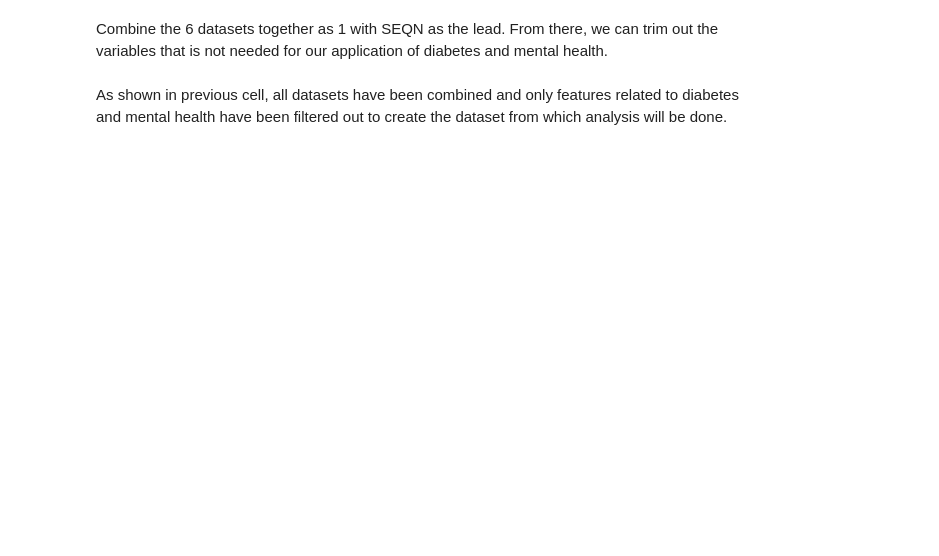
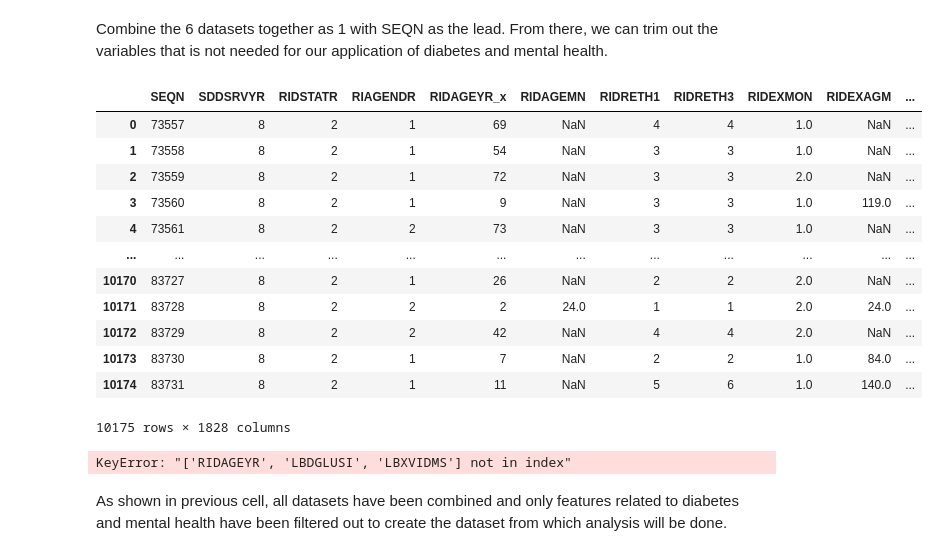
Before and after one commit to birddropping/IND5003-Group-Project, a Jupyter notebook: IND5003_Group_Project_Saravanan.ipynb, the cells around one changed output. Drawn from its saved outputs; the diff is of its cells as text; code cells hidden in the pictures; blank space fills up the shorter version.

```diff
--- a/IND5003_Group_Project_Saravanan.ipynb
+++ b/IND5003_Group_Project_Saravanan.ipynb
@@ -29,0 +31,28 @@ data_meds_m = data_meds.drop_duplicates(subset = ['SEQN', 'RXDCOUNT'], keep = 'f
+# %%
+#remove duplicates from data_meds as each line covers 1 medication
+data_meds_m = data_meds.drop_duplicates(subset = ['SEQN', 'RXDCOUNT'], keep = 'first')
+
+#create a data frame with the illnesses and drugs plus 1 last column whether SEQN is diabetic or not
+data_med_2=data_demo.loc[:,['SEQN','RIDAGEYR']]
+imax=len(data_demo['SEQN'])
+druglist=data_meds['RXDDRUG']
+illnesslist=data_meds['RXDRSD1']
+med_SEQN=data_meds['SEQN']
+SEQN=data_demo['SEQN']
+
+for i in range(0,imax):
+    string=''
+    lis1=druglist.loc[data_meds['SEQN']==SEQN[i]]
+    lis2=illnesslist.loc[data_meds['SEQN']==SEQN[i]].drop_duplicates(keep='first')
+    data_med_2.loc[i,['druglist']]=lis1.str.cat(sep=',')
+    string=lis2.str.cat(sep=',').upper()
+    data_med_2.loc[i,['illness']]=string
+    #check whether diabetetic
+    if string.find('TYPE 1 DIAB') >= 0:
+        data_med_2.loc[i,['DBT']]=1
+    elif string.find('TYPE 2 DIAB') >= 0:
+        data_med_2.loc[i,['DBT']]=2
+    elif string.find('PREVENT DIAB') >= 0:
+        data_med_2.loc[i,['DBT']]=3
+    else:
+        data_med_2.loc[i,['DBT']]=4
@@ -30,10 +75,25 @@ data_meds_m = data_meds.drop_duplicates(subset = ['SEQN', 'RXDCOUNT'], keep = 'f
 # %% [markdown]
 Combine the 6 datasets together as 1 with SEQN as the lead. From there, we can trim out the variables that is not needed for our application of diabetes and mental health.
 # %%
-#create massive dataset
+# Create massive dataset
 dataset = pd.merge(data_demo, data_diet, how = 'outer', on = ['SEQN'], validate = "1:1")
 dataset = pd.merge(dataset, data_exam, how = 'outer', on = ['SEQN'], validate = "1:1")
 dataset = pd.merge(dataset, data_labs, how = 'outer', on = ['SEQN'], validate = "1:1")
 dataset = pd.merge(dataset, data_meds_m, how = 'outer', on = ['SEQN'], validate = "1:1")
 dataset = pd.merge(dataset, data_qns, how = 'outer', on = ['SEQN'], validate = "1:1")
+dataset = pd.merge(dataset, data_med_2, how = 'outer', on = ['SEQN'], validate = "1:1")
 dataset
+# %% [output]
+|  | SEQN | SDDSRVYR | RIDSTATR | RIAGENDR | RIDAGEYR_x | RIDAGEMN | RIDRETH1 | RIDRETH3 | RIDEXMON | RIDEXAGM | ... |
+| 0 | 73557 | 8 | 2 | 1 | 69 | NaN | 4 | 4 | 1.0 | NaN | ... |
+| 1 | 73558 | 8 | 2 | 1 | 54 | NaN | 3 | 3 | 1.0 | NaN | ... |
+| 2 | 73559 | 8 | 2 | 1 | 72 | NaN | 3 | 3 | 2.0 | NaN | ... |
+| 3 | 73560 | 8 | 2 | 1 | 9 | NaN | 3 | 3 | 1.0 | 119.0 | ... |
+| 4 | 73561 | 8 | 2 | 2 | 73 | NaN | 3 | 3 | 1.0 | NaN | ... |
+| ... | ... | ... | ... | ... | ... | ... | ... | ... | ... | ... | ... |
+| 10170 | 83727 | 8 | 2 | 1 | 26 | NaN | 2 | 2 | 2.0 | NaN | ... |
+| 10171 | 83728 | 8 | 2 | 2 | 2 | 24.0 | 1 | 1 | 2.0 | 24.0 | ... |
+| 10172 | 83729 | 8 | 2 | 2 | 42 | NaN | 4 | 4 | 2.0 | NaN | ... |
+| 10173 | 83730 | 8 | 2 | 1 | 7 | NaN | 2 | 2 | 1.0 | 84.0 | ... |
+| 10174 | 83731 | 8 | 2 | 1 | 11 | NaN | 5 | 6 | 1.0 | 140.0 | ... |
+10175 rows × 1828 columns
@@ -55,3 +100,15 @@ final_data
+# %%
+# Create list of variables of interest
+col_list = data_vari.tolist()
+
+# Creating dataframe with variables of interest
+final_data = dataset[col_list]
+
+# Subsetting based on glycohaemoglobin levels
+final_data = final_data.dropna(subset=['LBXGH'])
+final_data
+# %% [output]
+KeyError: "['RIDAGEYR', 'LBDGLUSI', 'LBXVIDMS'] not in index"
 # %% [markdown]
 As shown in previous cell, all datasets have been combined and only features related to diabetes and mental health have been filtered out to create the dataset from which analysis will be done.
 # %%
```
Also changed, not shown: parts of 24 cells of this notebook.
